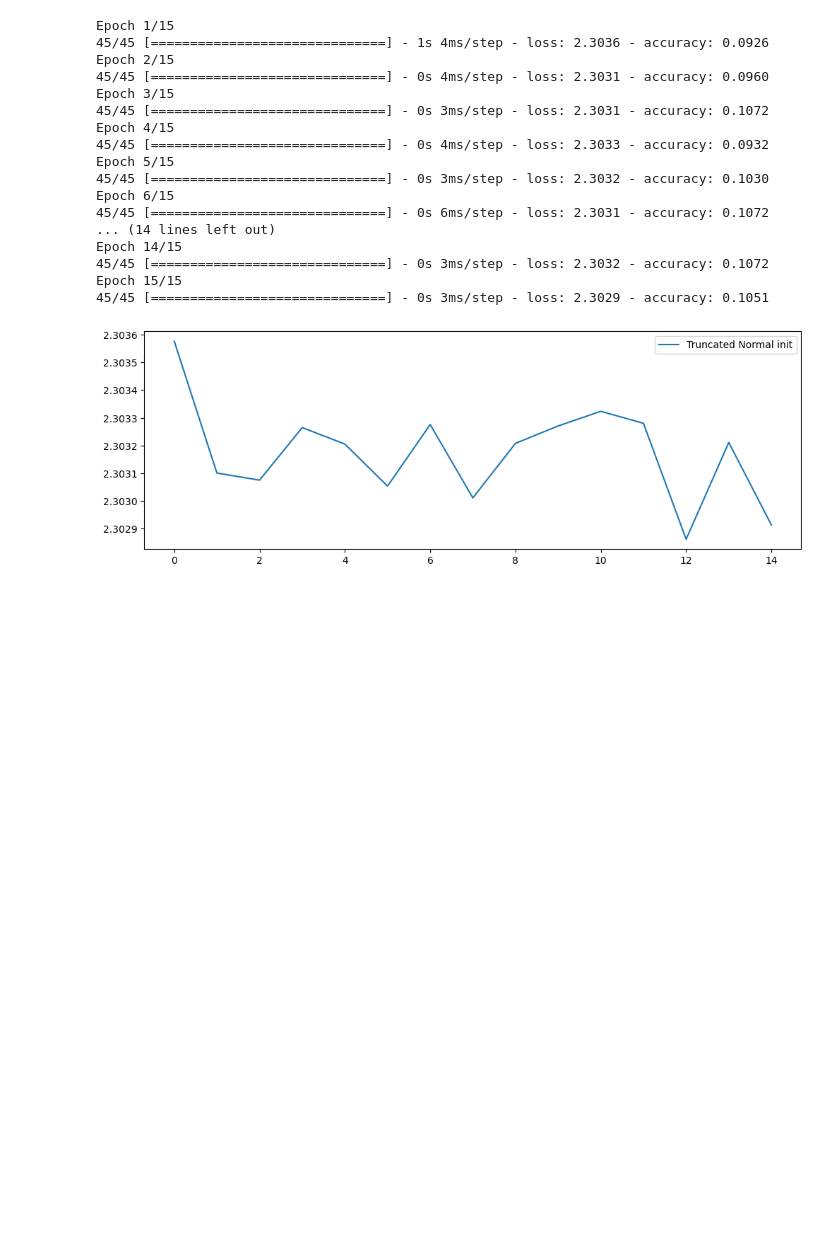
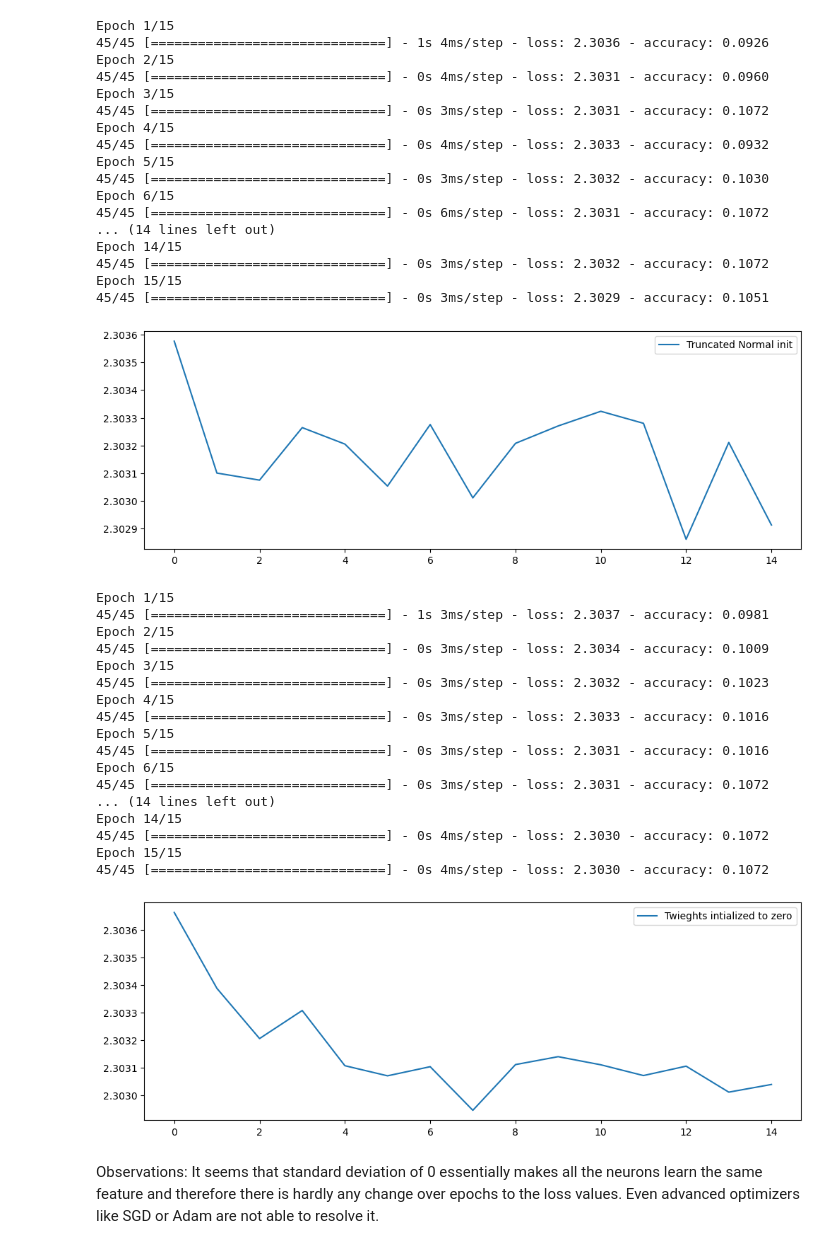
Before and after one commit to azharhasan/deep_learning, a Jupyter notebook: 01_materials/labs/lab_1.ipynb, the cells around one changed output. Drawn from its saved outputs; the diff is of its cells as text; code cells hidden in the pictures; blank space fills up the shorter version.

Commit message:
resolved comments by Tianyi

```diff
--- a/01_materials/labs/lab_1.ipynb
+++ b/01_materials/labs/lab_1.ipynb
@@ -1002,3 +1002,50 @@ Epoch 14/15
 Epoch 15/15
 45/45 [==============================] - 0s 3ms/step - loss: 2.3029 - accuracy: 0.1051
 [figure]
+# %%
+from tensorflow.keras import initializers
+from tensorflow.keras import optimizers
+
+input_dim = 64
+hidden_dim = 64
+output_dim = 10
+
+normal_init = initializers.zeros()
+
+model = Sequential()
+model.add(Dense(hidden_dim, input_dim=input_dim, activation="tanh",
+                kernel_initializer=normal_init))
+model.add(Dense(hidden_dim, activation="tanh",
+                kernel_initializer=normal_init))
+model.add(Dense(output_dim, activation="softmax",
+                kernel_initializer=normal_init))
+
+model.compile(optimizer=optimizers.SGD(learning_rate=0.1),
+              loss='categorical_crossentropy', metrics=['accuracy'])
+
+history = model.fit(X_train, y_train, epochs=15, batch_size=32)
+
+plt.figure(figsize=(12, 4))
+plt.plot(history.history['loss'], label="Twieghts intialized to zero")
+plt.legend();
+# %% [output]
+Epoch 1/15
+45/45 [==============================] - 1s 3ms/step - loss: 2.3037 - accuracy: 0.0981
+Epoch 2/15
+45/45 [==============================] - 0s 3ms/step - loss: 2.3034 - accuracy: 0.1009
+Epoch 3/15
+45/45 [==============================] - 0s 3ms/step - loss: 2.3032 - accuracy: 0.1023
+Epoch 4/15
+45/45 [==============================] - 0s 3ms/step - loss: 2.3033 - accuracy: 0.1016
+Epoch 5/15
+45/45 [==============================] - 0s 3ms/step - loss: 2.3031 - accuracy: 0.1016
+Epoch 6/15
+45/45 [==============================] - 0s 3ms/step - loss: 2.3031 - accuracy: 0.1072
+... (14 lines left out)
+Epoch 14/15
+45/45 [==============================] - 0s 4ms/step - loss: 2.3030 - accuracy: 0.1072
+Epoch 15/15
+45/45 [==============================] - 0s 4ms/step - loss: 2.3030 - accuracy: 0.1072
+[figure, added]
+# %% [markdown]
+Observations: It seems that standard deviation of 0 essentially makes all the neurons learn the same feature and therefore there is hardly any change over epochs to the loss values. Even advanced optimizers like SGD or Adam are not able to resolve it.
```
